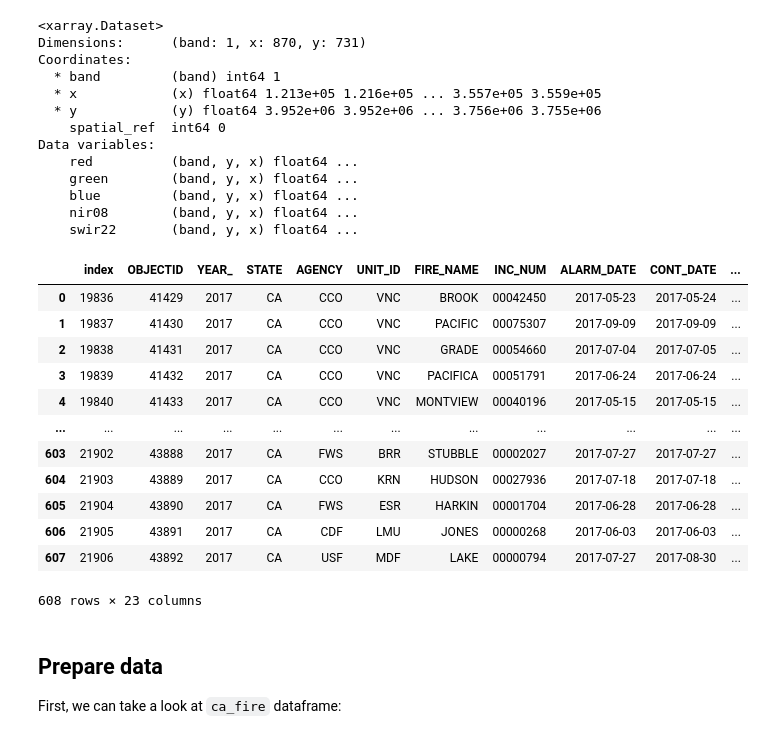
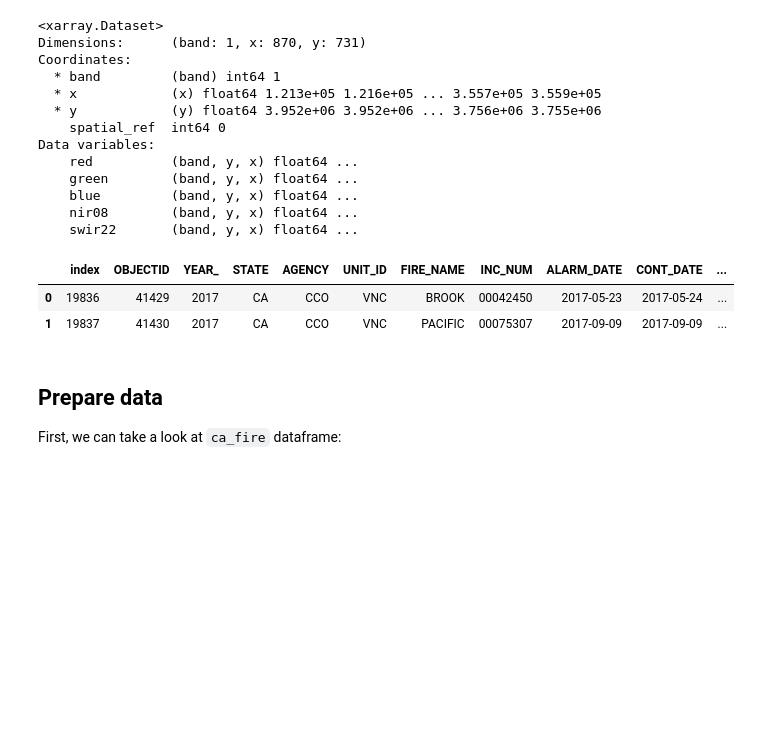
Before and after one commit to khj9759/khj9759.github.io, a Jupyter notebook: posts/2023-12-09-thomas-fire/thomas_fire_air.ipynb, the cells around one changed output. Cells and saved outputs as stored; diff of their text form; code cells hidden in the pictures; blank space fills up the shorter version.

```diff
--- a/posts/2023-12-09-thomas-fire/thomas_fire_air.ipynb
+++ b/posts/2023-12-09-thomas-fire/thomas_fire_air.ipynb
@@ -109,21 +115,11 @@ Data variables:
 # %%
 # open fire perimeters in california
 ca_fire = gpd.read_file(os.path.join(os.getcwd(), 'data','California_Fire_Perimeters_2017','California_Fire_Perimeters_2017.shp'))
-ca_fire
+ca_fire.head(2)
 # %% [output]
 |  | index | OBJECTID | YEAR_ | STATE | AGENCY | UNIT_ID | FIRE_NAME | INC_NUM | ALARM_DATE | CONT_DATE | ... |
 | 0 | 19836 | 41429 | 2017 | CA | CCO | VNC | BROOK | 00042450 | 2017-05-23 | 2017-05-24 | ... |
 | 1 | 19837 | 41430 | 2017 | CA | CCO | VNC | PACIFIC | 00075307 | 2017-09-09 | 2017-09-09 | ... |
-| 2 | 19838 | 41431 | 2017 | CA | CCO | VNC | GRADE | 00054660 | 2017-07-04 | 2017-07-05 | ... |
-| 3 | 19839 | 41432 | 2017 | CA | CCO | VNC | PACIFICA | 00051791 | 2017-06-24 | 2017-06-24 | ... |
-| 4 | 19840 | 41433 | 2017 | CA | CCO | VNC | MONTVIEW | 00040196 | 2017-05-15 | 2017-05-15 | ... |
-| ... | ... | ... | ... | ... | ... | ... | ... | ... | ... | ... | ... |
-| 603 | 21902 | 43888 | 2017 | CA | FWS | BRR | STUBBLE | 00002027 | 2017-07-27 | 2017-07-27 | ... |
-| 604 | 21903 | 43889 | 2017 | CA | CCO | KRN | HUDSON | 00027936 | 2017-07-18 | 2017-07-18 | ... |
-| 605 | 21904 | 43890 | 2017 | CA | FWS | ESR | HARKIN | 00001704 | 2017-06-28 | 2017-06-28 | ... |
-| 606 | 21905 | 43891 | 2017 | CA | CDF | LMU | JONES | 00000268 | 2017-06-03 | 2017-06-03 | ... |
-| 607 | 21906 | 43892 | 2017 | CA | USF | MDF | LAKE | 00000794 | 2017-07-27 | 2017-08-30 | ... |
-608 rows × 23 columns
 # %% [markdown]
 ## Prepare data
 First, we can take a look at `ca_fire` dataframe:
```
Also changed, not shown: parts of 3 cells of this notebook, 2 other files.
